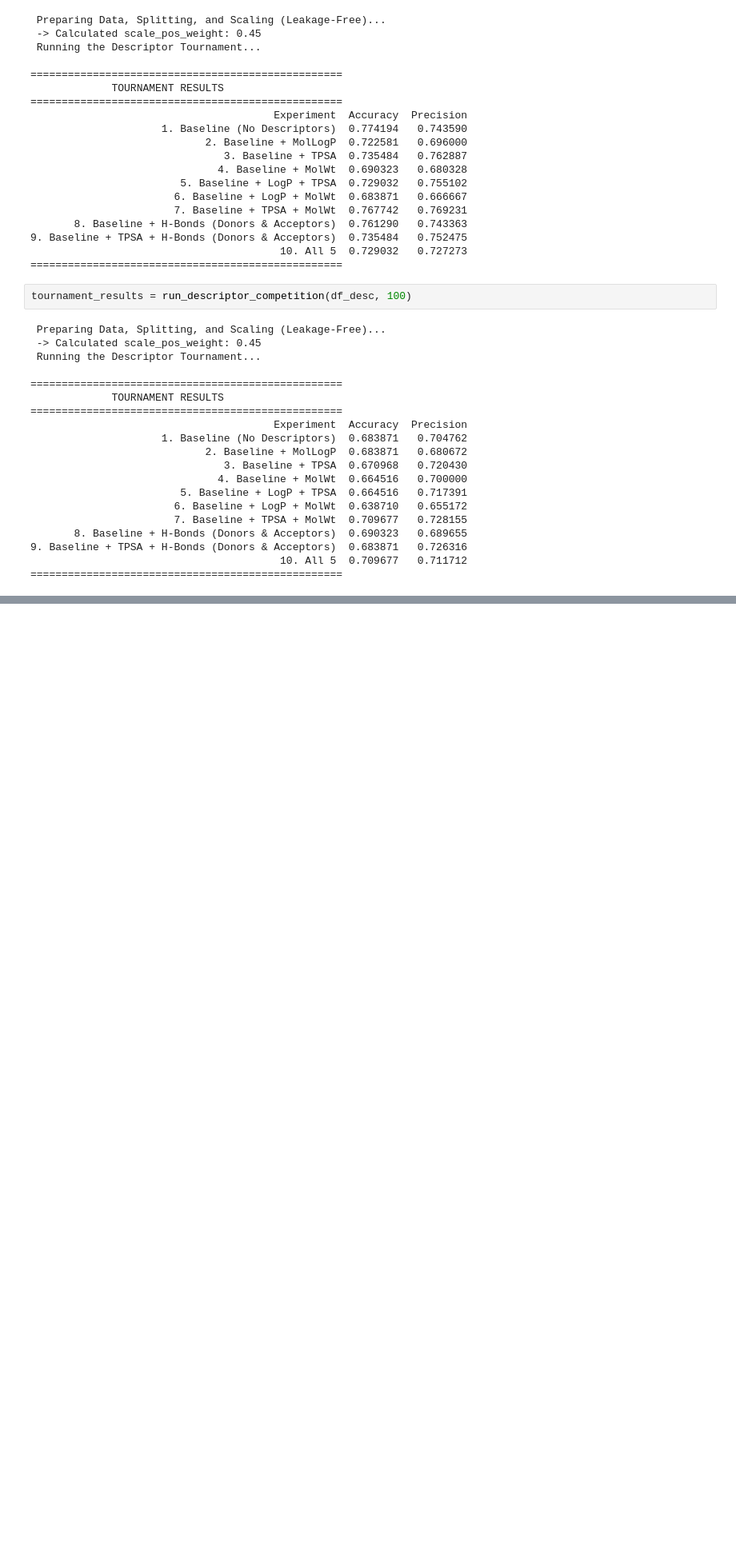
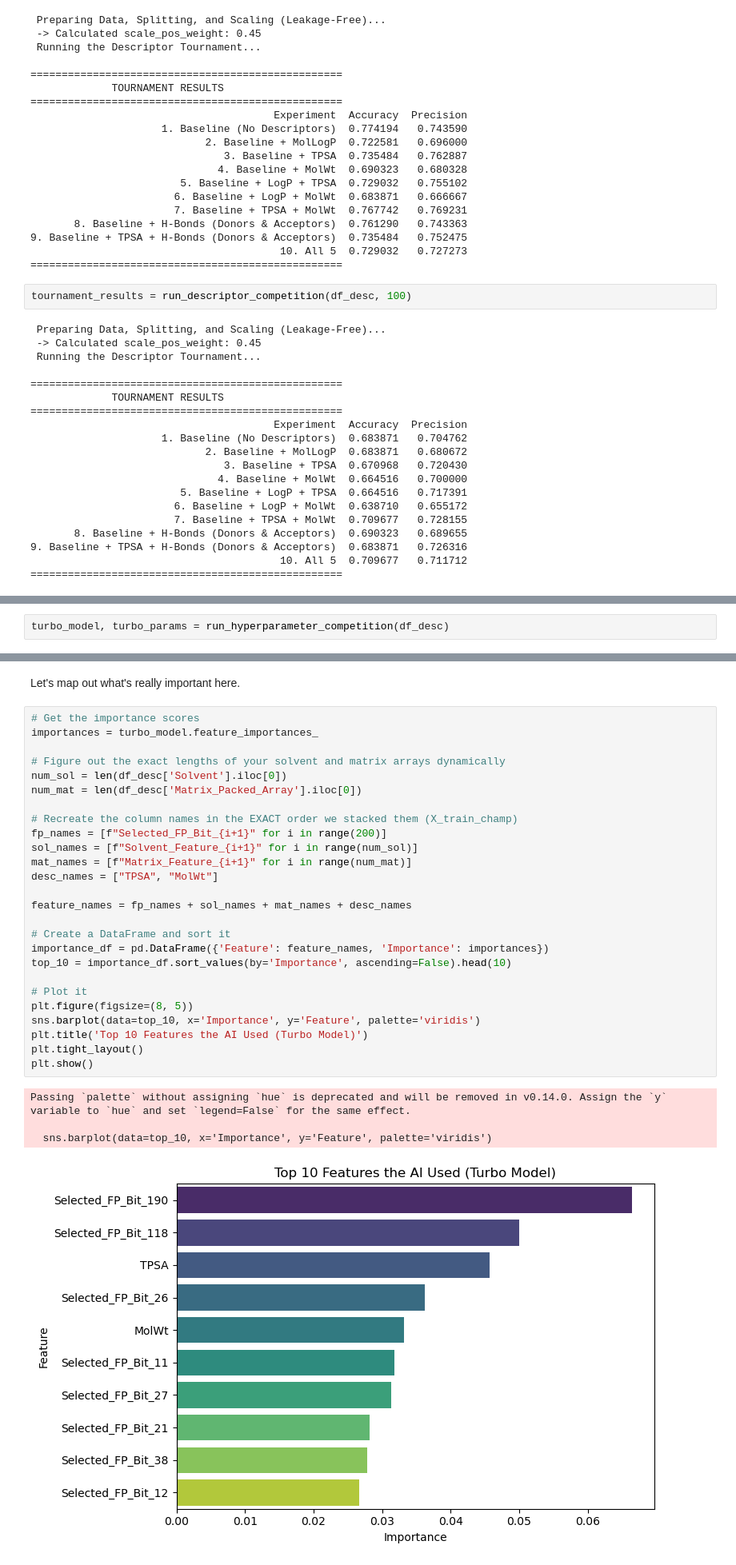
Before and after one commit to swisscatplus/solubility_prediction_nmr, a Jupyter notebook: src/dev/rt_prediction.ipynb, the cells around one changed output, grey strips where cells are left out. Shown at 80% size. Saved outputs shown, nothing was run; the diff lists cells and outputs as text; blank space fills up the shorter version.

Commit message:
tested out more hyperparameters, changed the solvent coding by using physical properties

```diff
--- a/src/dev/rt_prediction.ipynb
+++ b/src/dev/rt_prediction.ipynb
@@ -1715,0 +1759,2 @@ Final Precision: 0.7640
+# %%
+turbo_model, turbo_params = run_hyperparameter_competition(df_desc)
@@ -1715,0 +1779,33 @@ Final Precision: 0.7640
+# %% [markdown]
+Let's map out what's really important here.
+# %%
+# Get the importance scores
+importances = turbo_model.feature_importances_
+
+# Figure out the exact lengths of your solvent and matrix arrays dynamically
+num_sol = len(df_desc['Solvent'].iloc[0])
+num_mat = len(df_desc['Matrix_Packed_Array'].iloc[0])
+
+# Recreate the column names in the EXACT order we stacked them (X_train_champ)
+fp_names = [f"Selected_FP_Bit_{i+1}" for i in range(200)]
+sol_names = [f"Solvent_Feature_{i+1}" for i in range(num_sol)]
+mat_names = [f"Matrix_Feature_{i+1}" for i in range(num_mat)]
+desc_names = ["TPSA", "MolWt"]
+
+feature_names = fp_names + sol_names + mat_names + desc_names
+
+# Create a DataFrame and sort it
+importance_df = pd.DataFrame({'Feature': feature_names, 'Importance': importances})
+top_10 = importance_df.sort_values(by='Importance', ascending=False).head(10)
+
+# Plot it
+plt.figure(figsize=(8, 5))
+sns.barplot(data=top_10, x='Importance', y='Feature', palette='viridis')
+plt.title('Top 10 Features the AI Used (Turbo Model)')
+plt.tight_layout()
+plt.show()
+# %% [output]
+Passing `palette` without assigning `hue` is deprecated and will be removed in v0.14.0. Assign the `y` variable to `hue` and set `legend=False` for the same effect.
+
+  sns.barplot(data=top_10, x='Importance', y='Feature', palette='viridis')
+[figure, added]
```
Also changed, not shown: parts of 21 cells of this notebook, 2 other files.
